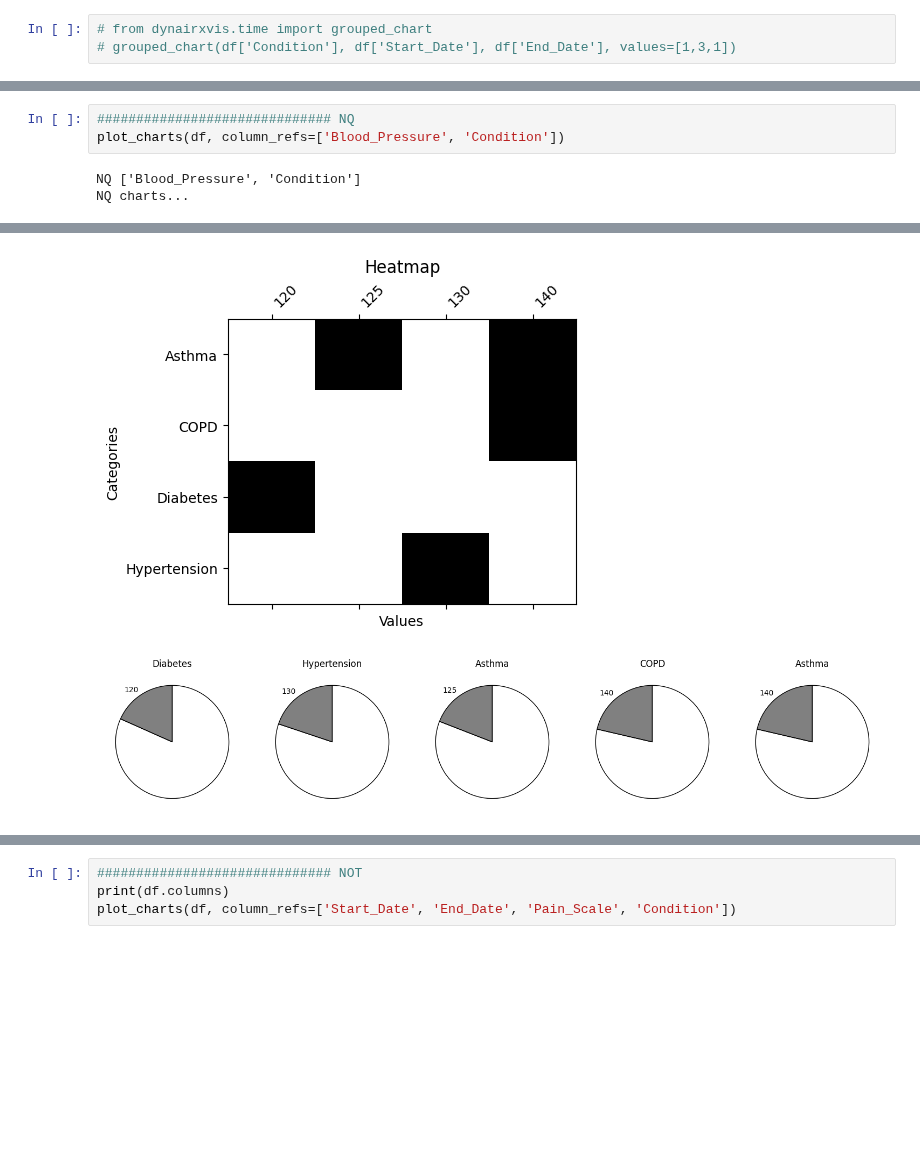
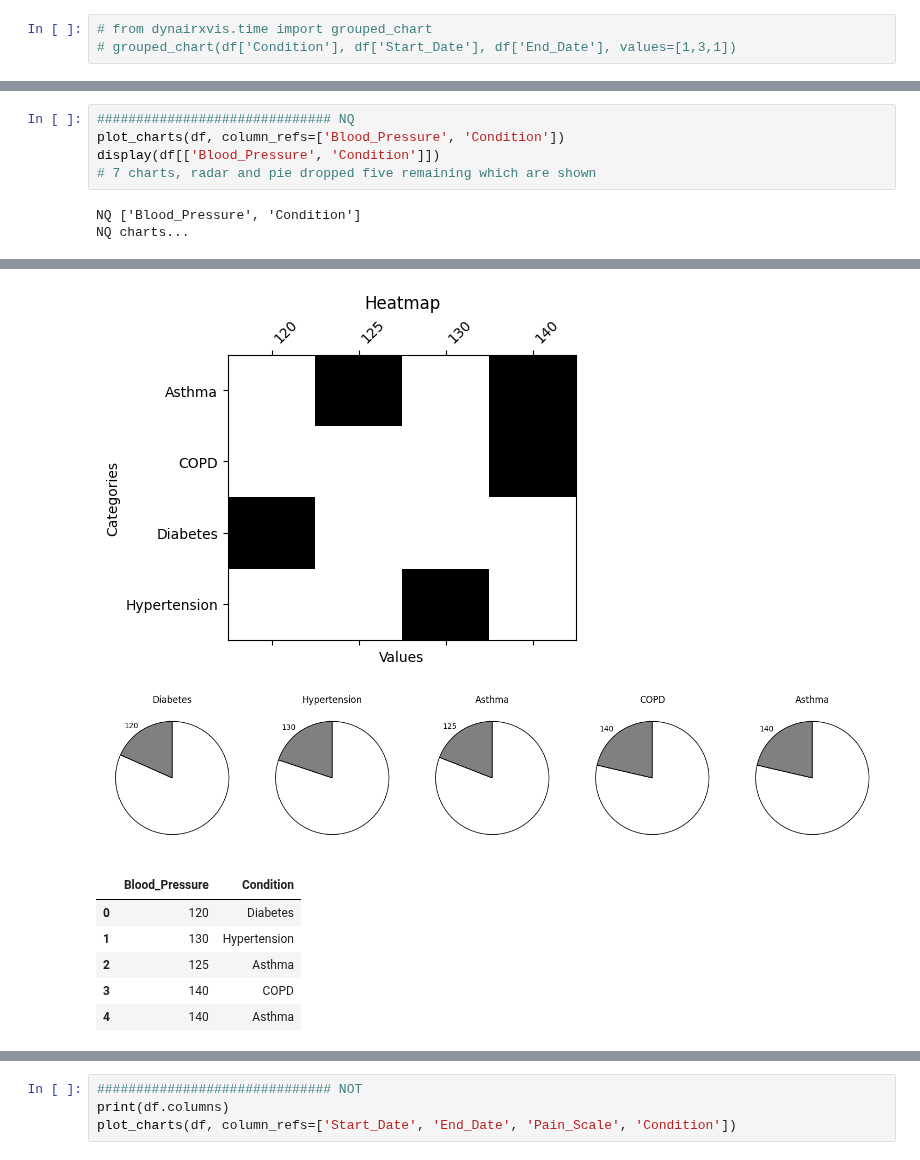
Before and after one commit to layik/dynairxvis, a Jupyter notebook: notebooks/get_started.ipynb, the cells around one changed output, grey strips where cells are left out. Saved outputs shown, nothing was run; the diff lists cells and outputs as text; blank space fills up the shorter version.

Commit message:
charts complete

```diff
--- a/notebooks/get_started.ipynb
+++ b/notebooks/get_started.ipynb
@@ -100,13 +93,21 @@ Asthma
 # %%
 ############################## NQ
 plot_charts(df, column_refs=['Blood_Pressure', 'Condition'])
+display(df[['Blood_Pressure', 'Condition']])
+# 7 charts, radar and pie dropped five remaining which are shown
 # %% [output]
 NQ ['Blood_Pressure', 'Condition']
 NQ charts...
 [figure]
 [figure]
 [figure]
 [figure]
+|  | Blood_Pressure | Condition |
+| 0 | 120 | Diabetes |
+| 1 | 130 | Hypertension |
+| 2 | 125 | Asthma |
+| 3 | 140 | COPD |
+| 4 | 140 | Asthma |
 # %%
 ############################## NT
 plot_charts(df, column_refs=['Start_Date', 'End_Date', 'Condition'])
```
Also changed, not shown: parts of 4 cells of this notebook, 1 other file.
